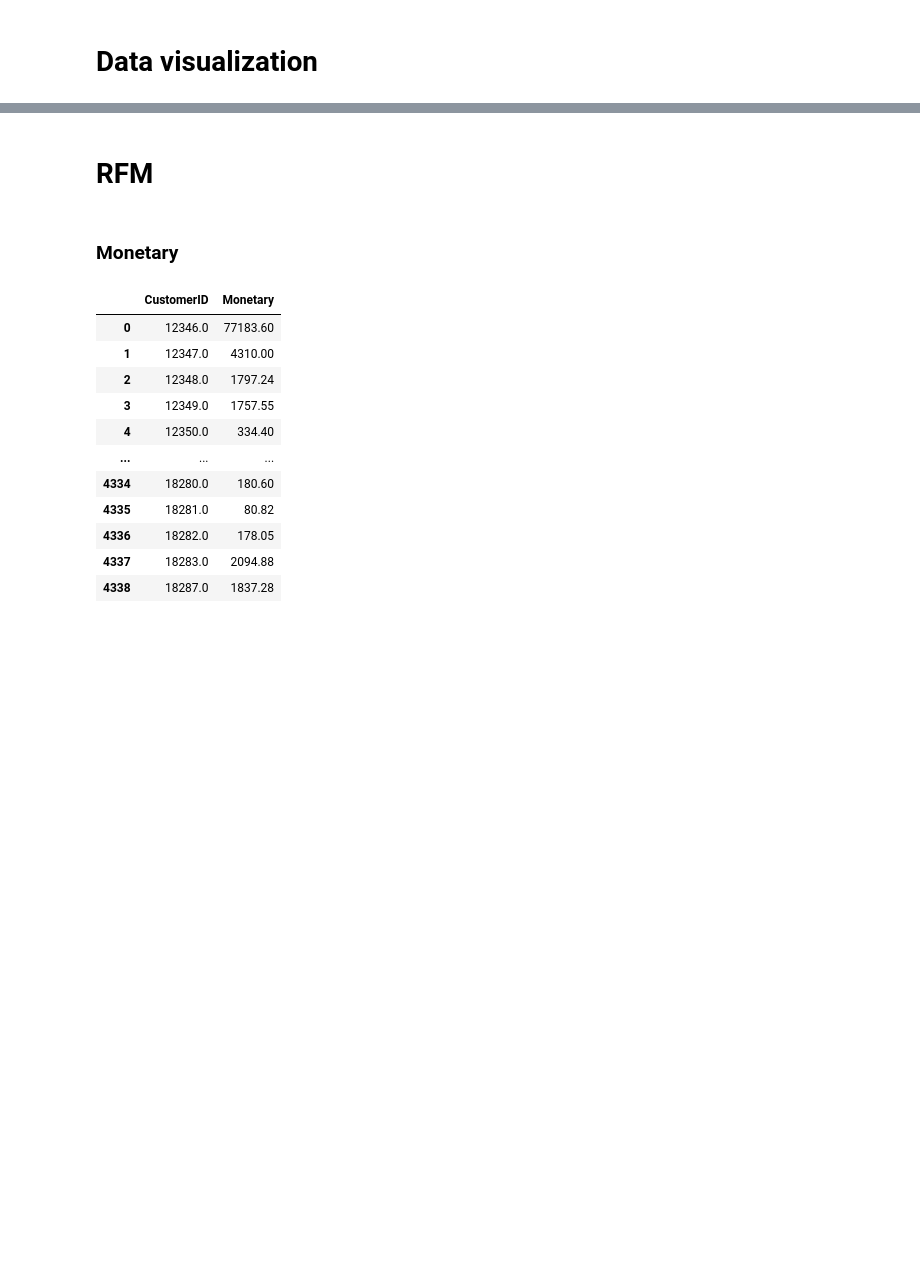
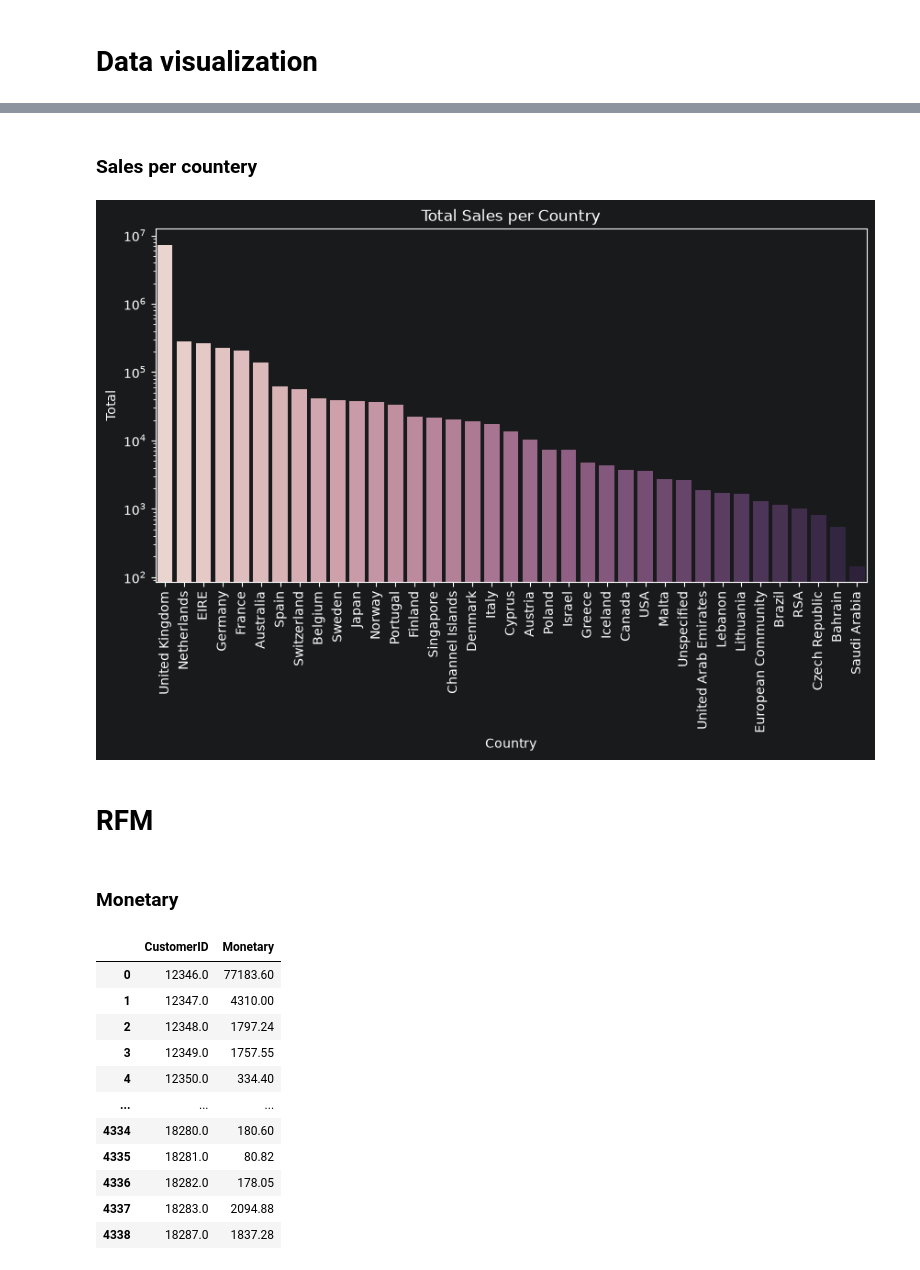
Before and after one commit to Aymanemjj/ML_Classification_of_clients, a Jupyter notebook: notebooks/main.ipynb, the cells around one changed output, grey strips where cells are left out. Saved outputs shown, nothing was run; the diff lists cells and outputs as text; code cells hidden in the pictures; blank space fills up the shorter version.

Commit message:
Sales per country graph

```diff
--- a/notebooks/main.ipynb
+++ b/notebooks/main.ipynb
@@ -42,3 +63,23 @@ plt.show()
+# %% [markdown]
+### Sales per countery
+# %%
+df["Total"] = df["Quantity"] * df["UnitPrice"]
+
+data = (
+    df.groupby("Country")["Total"]
+    .sum()
+    .sort_values(ascending=False)
+    .reset_index()
+)
+
+plt.figure(figsize=(10, 5))
+sns.barplot(data=data, x="Country", y="Total", hue=data.index, legend=False)
+plt.xticks(rotation=90)
+plt.title("Total Sales per Country")
+plt.yscale("log")
+plt.show()
+# %% [output]
+[figure, added]
 # %% [markdown]
 # RFM
 # %% [markdown]
```
Also changed, not shown: parts of 5 cells of this notebook.
